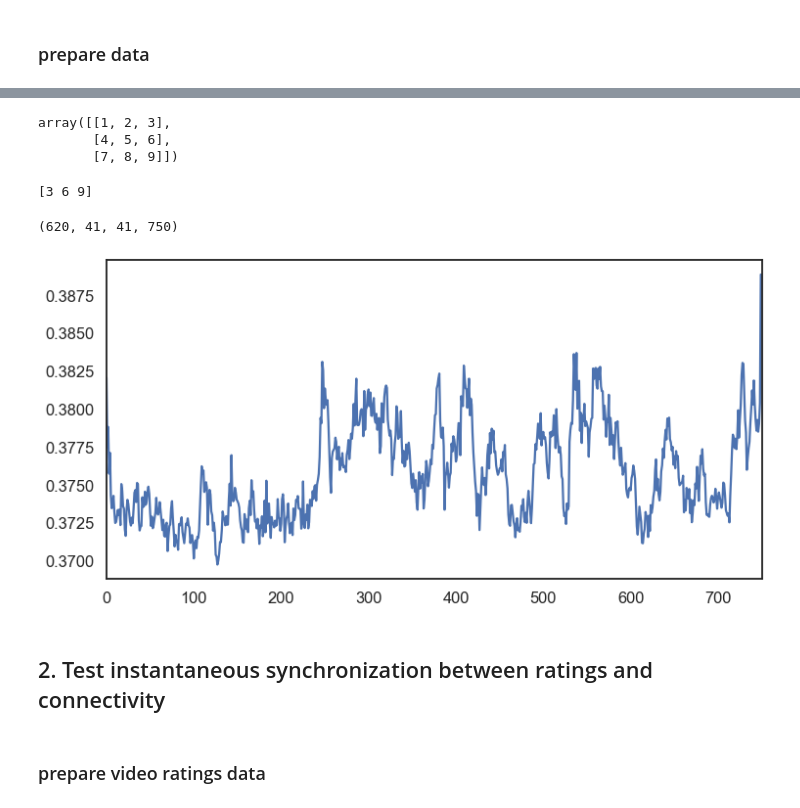
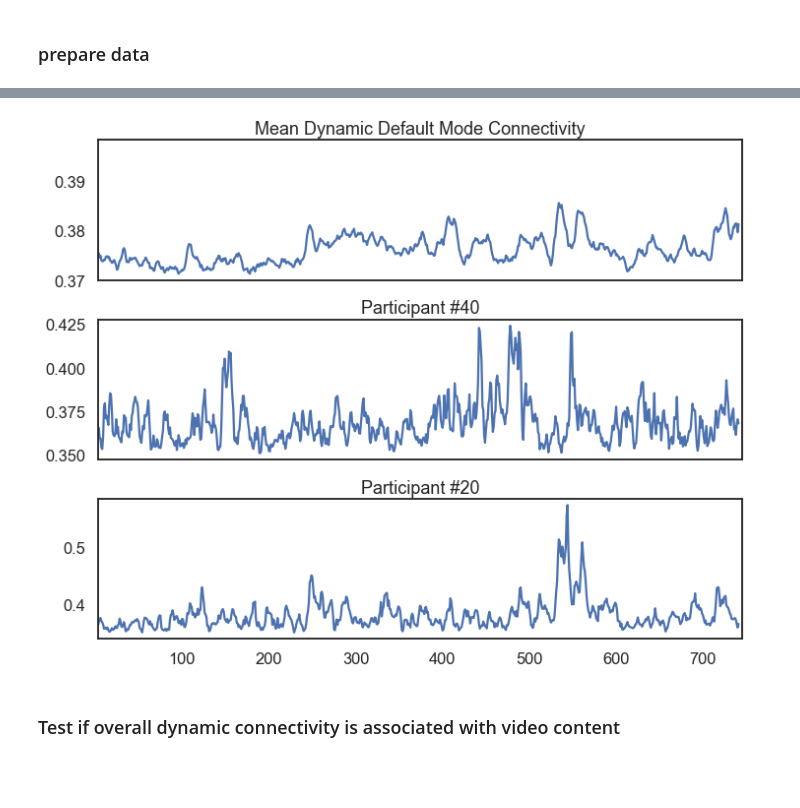
Before and after one commit to catcamacho/hbn_soc_net, a Jupyter notebook: 2_DynamicNet_affect.ipynb, the cells around one changed output, grey strips where cells are left out. Drawn from its saved outputs; the diff is of its cells as text; code cells hidden in the pictures; blank space fills up the shorter version.

```diff
--- a/2_DynamicNet_affect.ipynb
+++ b/2_DynamicNet_affect.ipynb
@@ -326,31 +349,20 @@ print(participant_default_ips.shape)
-# %%
-x=np.array([[1,2,3],[4,5,6],[7,8,9]])
-x
-# %% [output]
-array([[1, 2, 3],
-       [4, 5, 6],
-       [7, 8, 9]])
-# %%
-print(x[:,2])
-# %% [output]
-[3 6 9]
-# %%
-print(ips.shape)
-# %% [output]
-(620, 41, 41, 750)
-# %%
-# plot group mean
-plt.figure(figsize=(12, 6))
-plt.plot(mean_default_ips)
-plt.xlim(0,750)
-plt.show()
-plt.close()
-# %% [output]
-[figure, removed]
-# %% [markdown]
-## 2. Test instantaneous synchronization between ratings and connectivity
-# %% [markdown]
-### prepare video ratings data
+# %%
+# plot mean default network dynamic connectivity and 2 subjects
+fig, ax = plt.subplots(3,1, figsize=(10,8), sharex=True)
+ax[0].plot(mean_default_ips[3:745])
+ax[0].set_title('Mean Dynamic Default Mode Connectivity')
+ax[0].set_xlim((3,745))
+ax[1].plot(participant_default_ips[40,3:745])
+ax[1].set_title('Participant #40')
+ax[2].plot(participant_default_ips[20,3:745])
+ax[2].set_title('Participant #20')
+plt.tight_layout()
+plt.show()
+plt.close()
+# %% [output]
+[figure, added]
+# %% [markdown]
+### Test if overall dynamic connectivity is associated with video content
 # %%
 # load data
 video_features_file = os.path.join(vid_dir, 'DM_summary_codes_intuitivenames.csv')
```
Also changed, not shown: parts of 18 cells of this notebook.
